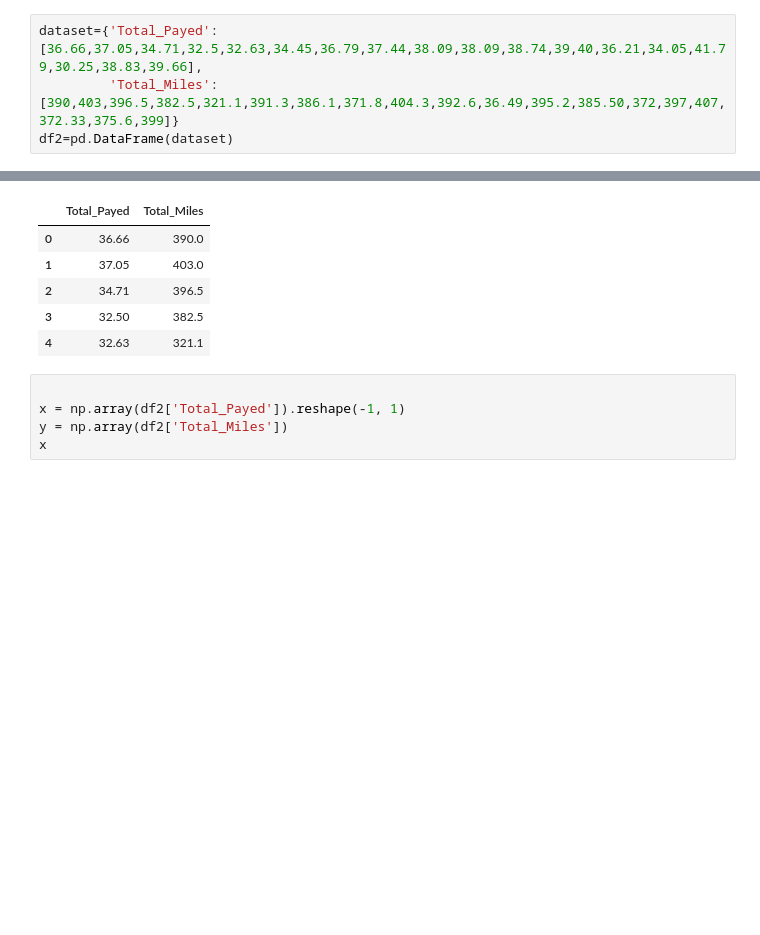
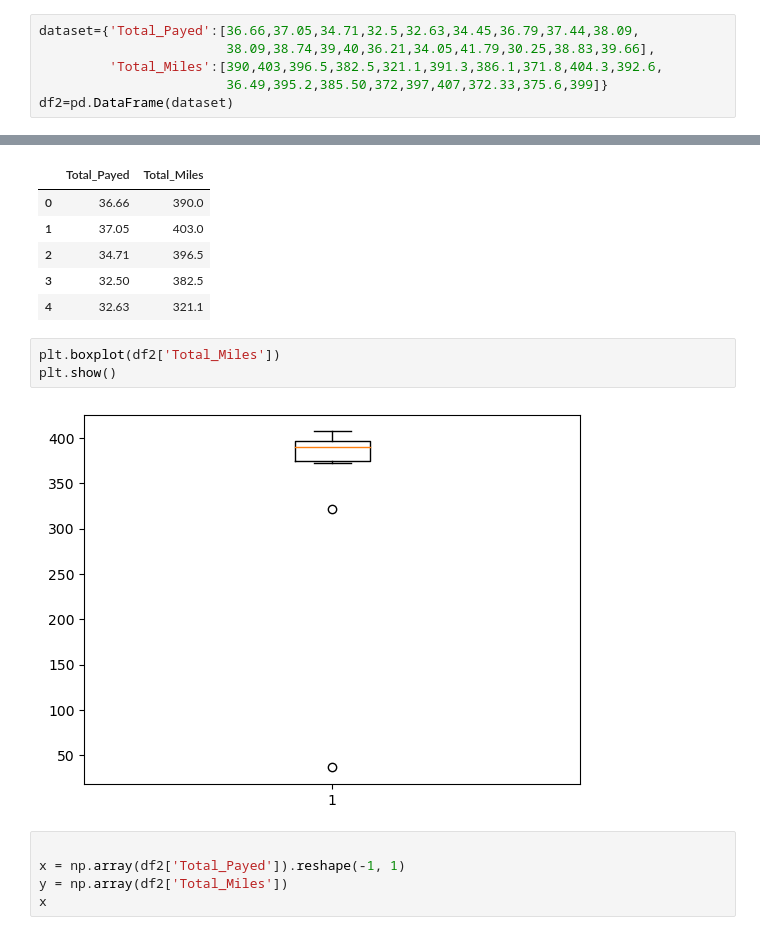
Before and after one commit to dawoodshahzad07/Linear-Regression, a Jupyter notebook: ML-Lab04.ipynb, the cells around one changed output, grey strips where cells are left out. Drawn from its saved outputs; the diff is of its cells as text; blank space fills up the shorter version.

```diff
--- a/ML-Lab04.ipynb
+++ b/ML-Lab04.ipynb
@@ -83,8 +106,10 @@ Testing: 0.6656511327070913
 # %% [markdown]
 Task02:
 # %%
-dataset={'Total_Payed':[36.66,37.05,34.71,32.5,32.63,34.45,36.79,37.44,38.09,38.09,38.74,39,40,36.21,34.05,41.79,30.25,38.83,39.66],
-         'Total_Miles':[390,403,396.5,382.5,321.1,391.3,386.1,371.8,404.3,392.6,36.49,395.2,385.50,372,397,407,372.33,375.6,399]}
+dataset={'Total_Payed':[36.66,37.05,34.71,32.5,32.63,34.45,36.79,37.44,38.09,
+                        38.09,38.74,39,40,36.21,34.05,41.79,30.25,38.83,39.66],
+         'Total_Miles':[390,403,396.5,382.5,321.1,391.3,386.1,371.8,404.3,392.6,
+                        36.49,395.2,385.50,372,397,407,372.33,375.6,399]}
 df2=pd.DataFrame(dataset)
 # %%
 df2.head()
@@ -95,6 +120,11 @@ df2.head()
 | 2 | 34.71 | 396.5 |
 | 3 | 32.50 | 382.5 |
 | 4 | 32.63 | 321.1 |
+# %%
+plt.boxplot(df2['Total_Miles'])
+plt.show()
+# %% [output]
+[figure, added]
 # %%
 
 x = np.array(df2['Total_Payed']).reshape(-1, 1)
```
Also changed, not shown: parts of 13 cells of this notebook.
